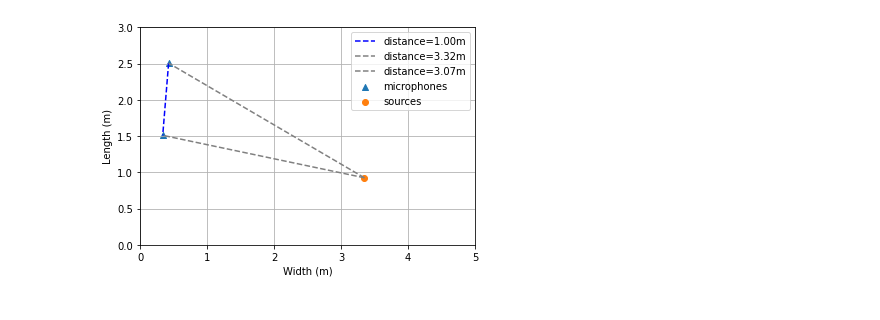
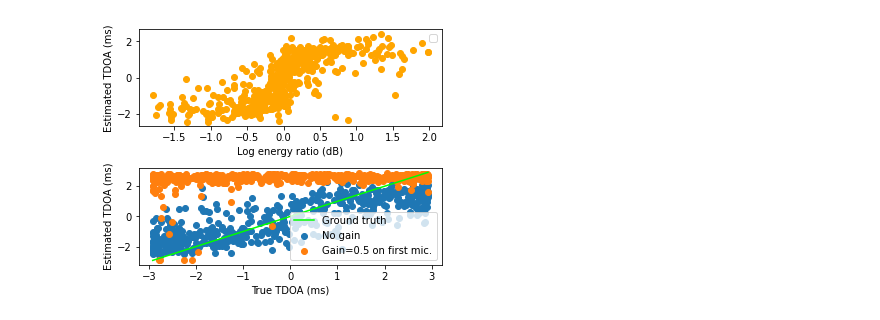
Before and after one commit to SOUNDS-RESEARCH/complex_neural_source_localization, a Jupyter notebook: notebooks/Test Model.ipynb, the cells around one changed output. Cells and saved outputs as stored; diff of their text form; code cells hidden in the pictures.

```diff
--- a/notebooks/Test Model.ipynb
+++ b/notebooks/Test Model.ipynb
@@ -14,7 +14,7 @@ from datasets.visualization import plot_microphone_signals
 def load_model():
     model = TdoaCrnn()
 
-    weights = torch.load("../tests/fixtures/weights.pth",
+    weights = torch.load("../tests/fixtures/weights.ckpt",
                          map_location=torch.device('cpu'))["state_dict"]
     weights = {
         k.replace("model.", ""): v for k, v in weights.items()
@@ -27,7 +27,7 @@ def load_model():
 
 def eval_model(model, x):
     with torch.no_grad():
-        return model(x)
+        return model(x, normalized=False)
 
 model = load_model()
 config = load_config()
@@ -66,13 +54,14 @@ def eval_dataset(model, dataset, sort=True, plot_results=True):
     for sample in tqdm(dataset):
         x, y = sample
         prediction = float(eval_model(model, x.unsqueeze(0)).numpy())
-        gt = float(y["target"].numpy())
+        gt = y["tdoa"]
         error_val = error(gt, prediction)
         #print(f"ground_truth: {gt} prediction: {prediction}, error: {error_val}")
 
         y["prediction"] = prediction
         y["error"] = error_val
         y["signals"] = x
+        y["energy"] = 10*torch.log10(torch.sum(x[1]**2)/torch.sum(x[0]**2))
         output_dicts.append(y)
 
         if plot_results:
@@ -104,44 +93,79 @@ def print_dataset_stats(output_dicts):
     print(f"Error mean: {avg_error} Error std: {std_error}")
 
 
-#     room_dims = eval(sample[0]["room_dims"])
-#     mics = eval(sample[0]["mic_coordinates"])
-#     sources = [eval(sample[0]["source_coordinates"])]
-#     plot_mics_and_sources(room_dims, mics, sources)
-#     plt.show()
+def filter_points(x, y, low, high):
+    zipped = zip(x, y)
+
+    filtered = filter(lambda x: x[0] >= low and x[0] < high, zipped)
+
+    x, y = zip(*filtered)
+
+    return x, y
 
 
 def denormalize(normalized, min_v, max_v):
     return (normalized * (max_v-min_v) + min_v)
 
-def scatter_prediction_vs_gt(output_dicts, label, plot_line=True):
-    max_tdoa = 1/343
-    min_tdoa = - max_tdoa
+
+def scatter_prediction_vs_gt(output_dicts, label, plot_line=True, ax=None):
+    if ax is None:
+        fig, ax = plt.subplots()
+
     predictions =  [d["prediction"] for d in output_dicts]
-    targets =  [d["target"] for d in output_dicts]
+    targets =  [d["tdoa"] for d in output_dicts]
 
-    predictions = np.array([1000*denormalize(p, min_tdoa, max_tdoa) for p in predictions])
-    targets = np.array([1000*denormalize(t, min_tdoa, max_tdoa) for t in targets])
+    predictions = np.array([1000*p for p in predictions]) # convert to milliseconds
+    targets = np.array([1000*t for t in targets])
 
     coef = np.polyfit(np.float32(targets),predictions,1, rcond = len(targets)*eps)
     poly1d_fn = np.poly1d(coef)
-    plt.scatter(targets, predictions, color="orange")
-    plt.plot(targets, poly1d_fn(targets), '--g', label="regression")
+    ax.scatter(targets, predictions, label=label)
+    #plt.plot(targets, poly1d_fn(targets), '--g', label="regression")
 
-    plt.xlabel("target (ms)")
-    plt.ylabel("predicted (ms)")
+    plt.xlabel("True TDOA (ms)")
+    plt.ylabel("Estimated TDOA (ms)")
 
     if plot_line:
+        max_tdoa = 1/343
+        min_tdoa = - max_tdoa
         expected_line = np.linspace(1000*min_tdoa, 1000*max_tdoa, len(predictions))
-        plt.plot(expected_line, expected_line, label="Expected", color="b")
-    plt.legend()
-    plt.title(label)
+        ax.plot(expected_line, expected_line, label="Ground truth", color="lime")
+    ax.legend()
+    #plt.title(label)
+    return ax
 
 
 
+def scatter_energy_vs_prediction(output_dicts, ax=None):
+    if ax is None:
+        fig, ax = plt.subplots()
 
-output_dicts = eval_dataset(model, dataset, sort=True)
+    predictions =  [d["prediction"] for d in output_dicts]
+    log_energy_ratios =  [d["energy"] for d in output_dicts] #multiply by 10 to be dB
 
-scatter_prediction_vs_gt(output_dicts, "Gain=0.5 on first mic.")
-#scatter_prediction_vs_gt(output_dicts2, "gain=0.5 on first mic.", False)
+    predictions = np.array([1000*p for p in predictions]) # convert to milliseconds
+
+    log_energy_ratios, predictions = filter_points(log_energy_ratios, predictions, -2, 2)
+
+    ax.scatter(log_energy_ratios, predictions, color="orange")
+
+    ax.set_xlabel("Log energy ratio (dB)")
+    ax.set_ylabel("Estimated TDOA (ms)")
+
+    ax.legend()
+
+    return ax
+
+#output_dicts2 = eval_dataset(model, dataset, sort=True)
+
+fig, axes = plt.subplots(nrows=2, ncols=1, figsize=(5, 4))
+
+scatter_prediction_vs_gt(output_dicts, "No gain", ax=axes[1])
+scatter_prediction_vs_gt(output_dicts2, "Gain=0.5 on first mic.", False, ax=axes[1])
+
+scatter_energy_vs_prediction(output_dicts, axes[0])
+# scatter_energy_vs_prediction(output_dicts, axes[1])
+
+plt.tight_layout()
+plt.show()
 # %% [output]
@@ -149 +173 @@ Prediction 0.46274539828300476, Error: 0.1652715504169464
-[figure, old version]
+[figure, new version]
```
Also changed, not shown: parts of 2 cells of this notebook, 14 other files.
